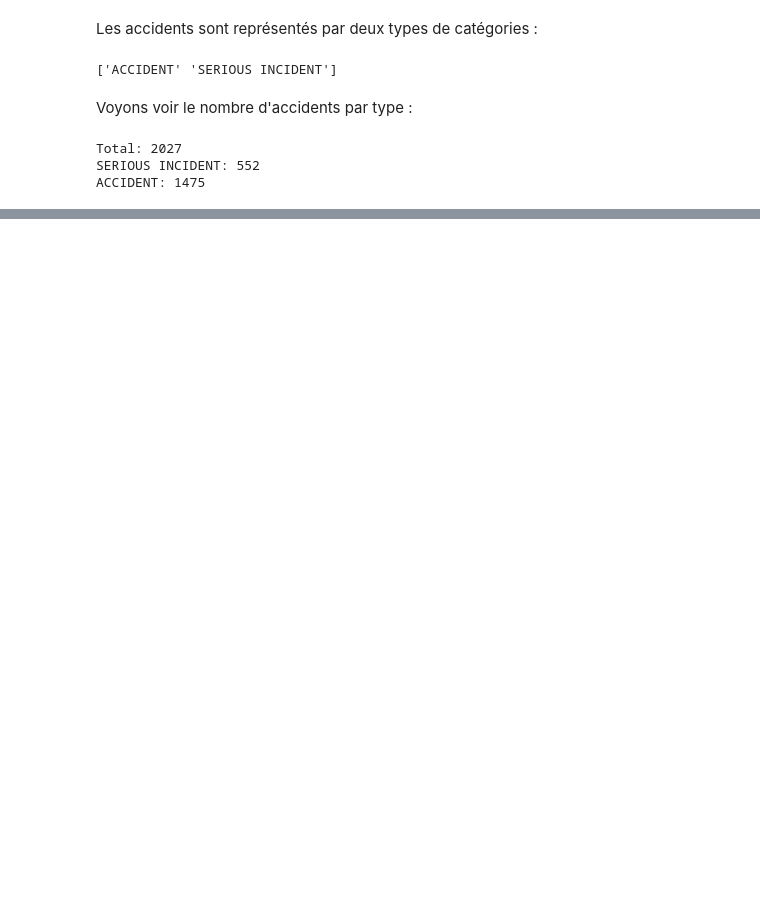
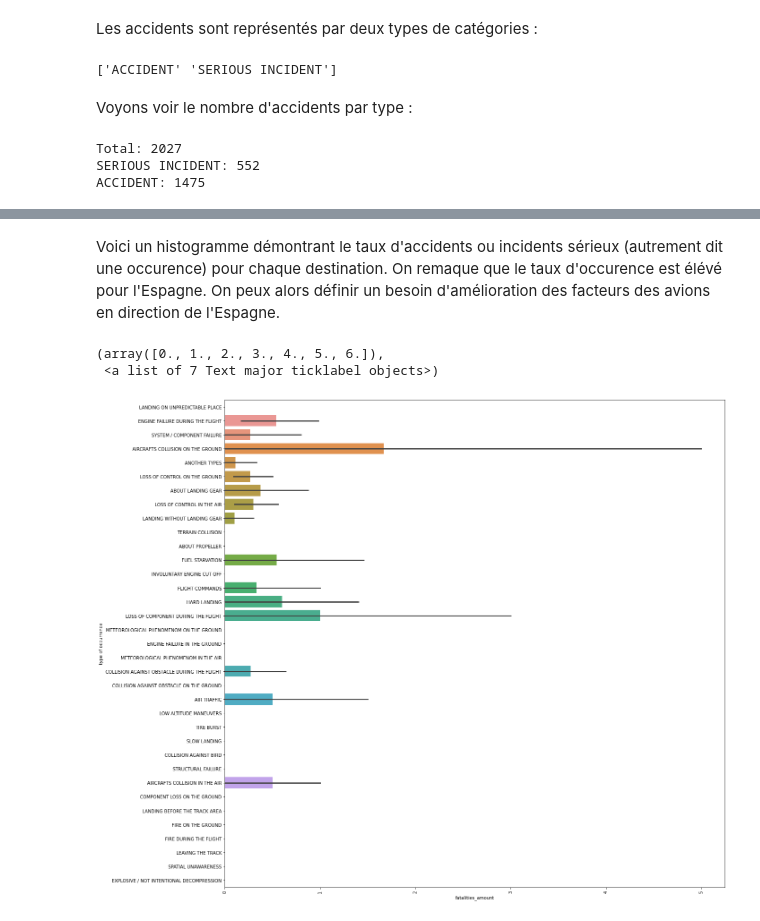
Before and after one commit to Ayoub-Moutaouakil/ProjetPythonDA, a Jupyter notebook: ProjetPythonDA.ipynb, the cells around one changed output, grey strips where cells are left out. Cells and saved outputs as stored; diff of their text form; code cells hidden in the pictures; blank space fills up the shorter version.

```diff
--- a/ProjetPythonDA.ipynb
+++ b/ProjetPythonDA.ipynb
@@ -104,0 +132,10 @@ mergetable
+# %% [markdown]
+Voici un histogramme démontrant le taux d'accidents ou incidents sérieux (autrement dit une occurence) pour chaque destination. On remaque que le taux d'occurence est élévé pour l'Espagne. On peux alors définir un besoin d'amélioration des facteurs des avions en direction de l'Espagne.
+# %%
+f, ax = plt.subplots(figsize = (20,20))
+seaborn.barplot(data=mergetable[mergetable['fu'] == 'SP'], x='fatalities_amount', y='type of occurrence')
+plt.xticks(rotation=90)
+# %% [output]
+(array([0., 1., 2., 3., 4., 5., 6.]),
+ <a list of 7 Text major ticklabel objects>)
+[figure, added]
```
Also changed, not shown: parts of 21 cells of this notebook.
